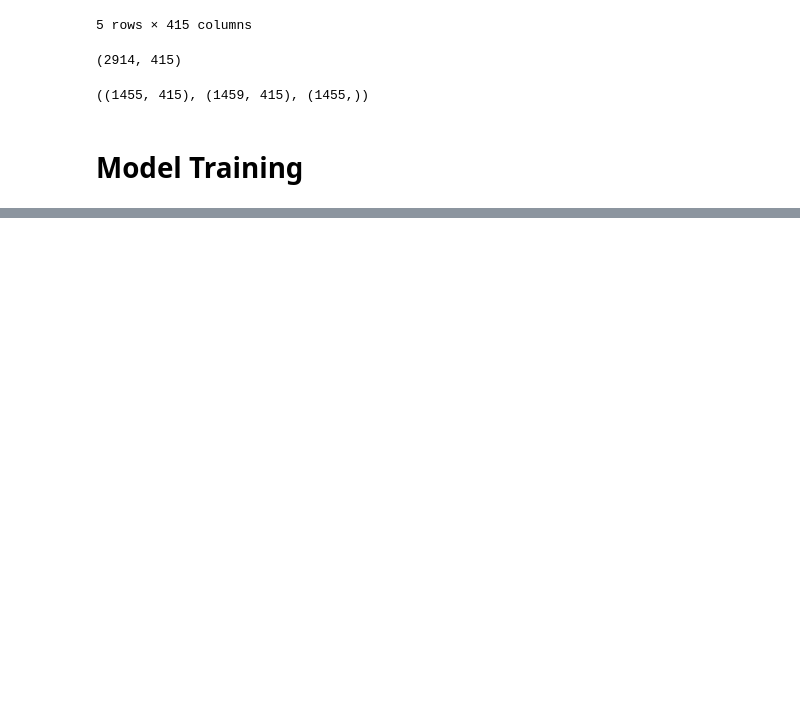
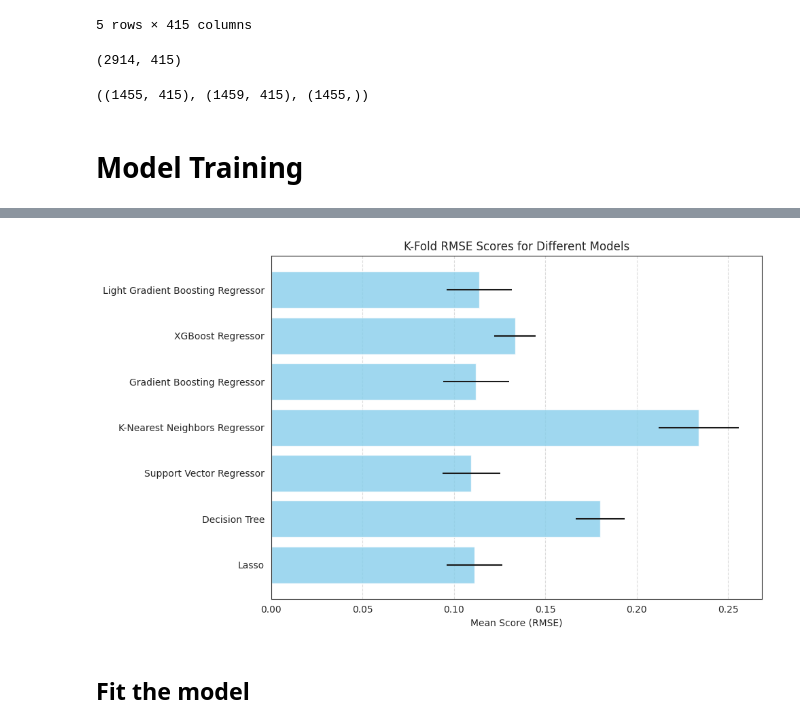
Before and after one commit to zoezhousy/Kaggle_House_Price_Prediction, a Jupyter notebook: notebook-team-x.ipynb, the cells around one changed output, grey strips where cells are left out. Saved outputs shown, nothing was run; the diff lists cells and outputs as text; code cells hidden in the pictures; blank space fills up the shorter version.

```diff
--- a/notebook-team-x.ipynb
+++ b/notebook-team-x.ipynb
@@ -466,0 +466,3 @@ final_train_feature.shape, final_test_feature.shape, train_result.shape
+# %%
+# Setup cross validation folds
+kf = KFold(n_splits=12, random_state=42, shuffle=True)
@@ -467 +471,12 @@ final_train_feature.shape, final_test_feature.shape, train_result.shape
+# %%
+# Define error metrics
+
+X = np.log1p(final_train_feature)
+y = np.log1p(train_result)
+def rmsle(y, y_pred):
+    return np.sqrt(mean_squared_error(y, y_pred))
+
+def cv_rmse(model):
+    rmse = np.sqrt(-cross_val_score(model, X, y, scoring="neg_mean_squared_error", cv=kf))
+    return (rmse)
 # %% [markdown]
@@ -476,0 +560,14 @@ final_train_feature.shape, final_test_feature.shape, train_result.shape
+# %%
+scores = {}
+regressors = {"Lasso": lasso_reg,
+              "Decision Tree": decision_tree,
+              "Support Vector Regressor": svr,
+              "K-Nearest Neighbors Regressor": knn_reg,
+              "Gradient Boosting Regressor": gbr,
+              "XGBoost Regressor": xgboost,
+              "Light Gradient Boosting Regressor": lightgbm}
+
+for name, regressor in regressors.items():
+    score = cv_rmse(regressor)  # Returns an array of cross-validated RMSE scores
+    print(f"{name}: {score.mean():.4f} ({score.std():.4f})")
+    scores[name] = (score.mean(), score.std())
@@ -476,0 +582,18 @@ final_train_feature.shape, final_test_feature.shape, train_result.shape
+# %%
+# Extract mean and std scores for plotting
+model_names = list(scores.keys())
+mean_scores = [scores[n][0] for n in model_names]
+std_scores = [scores[n][1] for n in model_names]
+
+# Plot bar chart with error bars
+plt.figure(figsize=(10, 6))
+plt.barh(model_names, mean_scores, xerr=std_scores, color='skyblue', alpha=0.8)
+plt.xlabel('Mean Score (RMSE)')
+plt.title('K-Fold RMSE Scores for Different Models')
+plt.grid(axis='x', linestyle='--', alpha=0.7)
+plt.tight_layout()
+plt.show()
+# %% [output]
+[figure, added]
+# %% [markdown]
+## Fit the model
```
Also changed, not shown: parts of 35 cells of this notebook.
